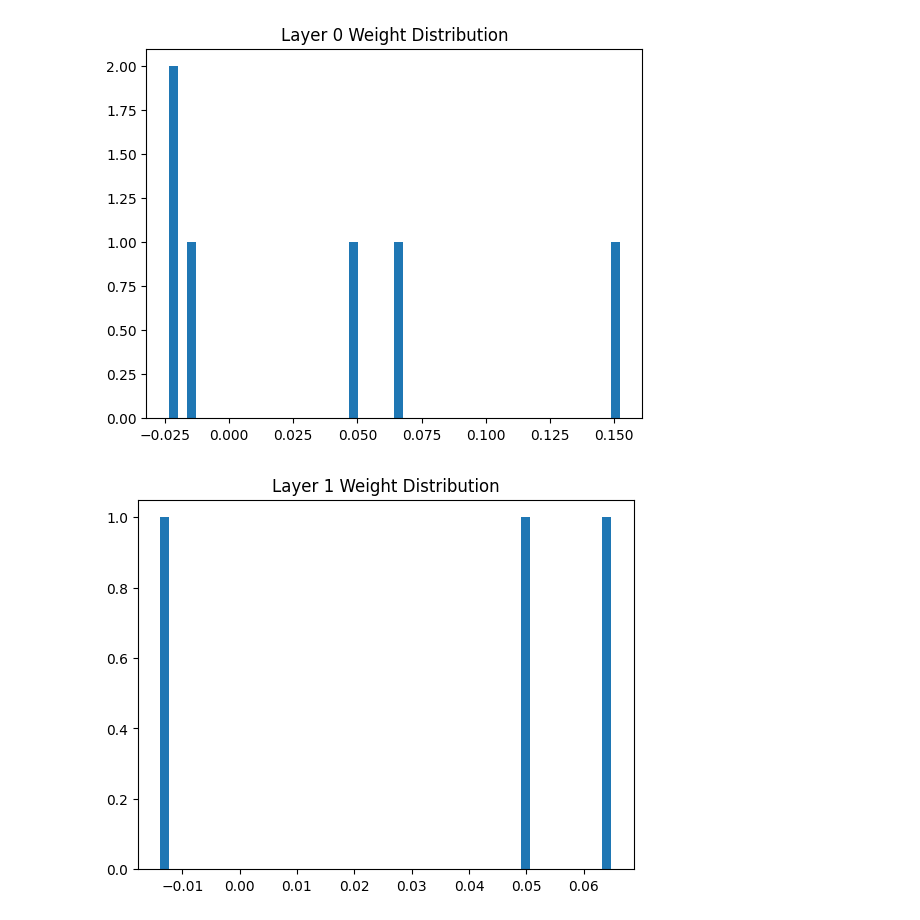
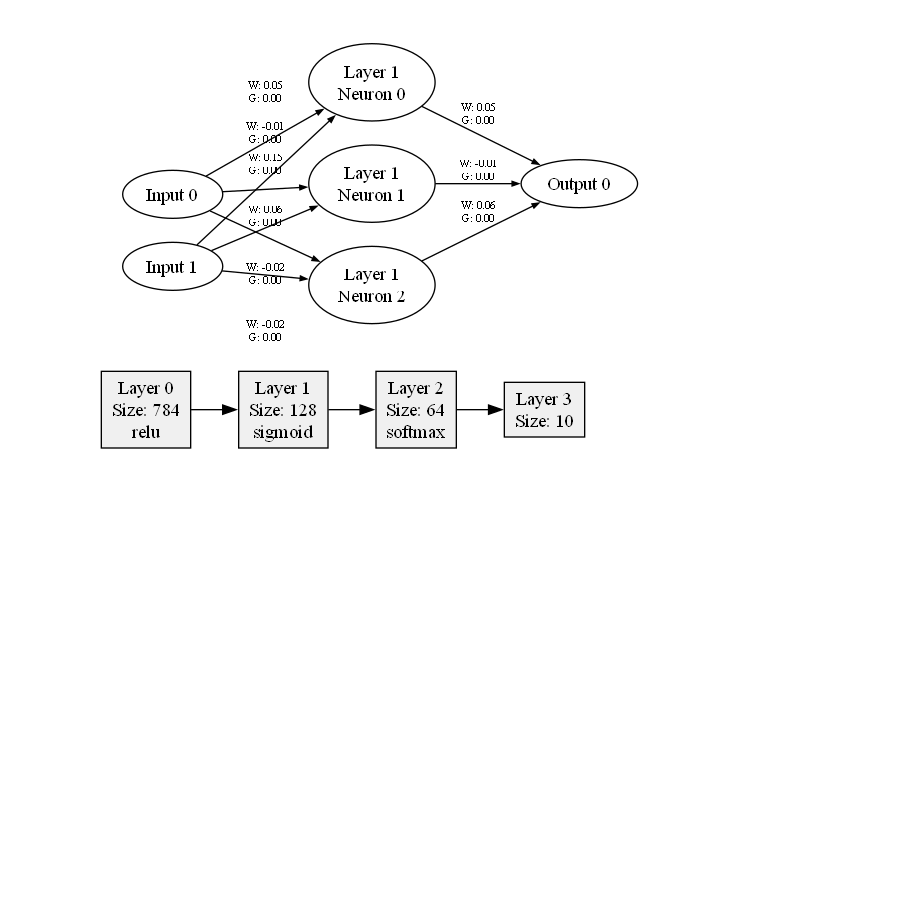
Before and after one commit to jimlynurarif/whitebox, a Jupyter notebook: src/graph.ipynb, the cells around one changed output. Drawn from its saved outputs; the diff is of its cells as text; code cells hidden in the pictures; blank space fills up the shorter version.

Commit message:
chore: clean graph.py

```diff
--- a/src/graph.ipynb
+++ b/src/graph.ipynb
@@ -1,20 +1,31 @@
 # %%
 from FFNN import FFNN
 weight_inits = [
     {'method': 'normal', 'mean': 0, 'variance': 0.01, 'seed': 42},
     {'method': 'normal', 'mean': 0, 'variance': 0.01, 'seed': 42},
 ]
 # Initialize model
 model = FFNN([2, 3, 1], ['relu', 'sigmoid'], 'categorical_cross_entropy', weight_inits=weight_inits)
 
 # Visualize network structure
-model.plot_as_graph()
+model.plot_as_graph(verbose=True)
 
-# Plot weight distributions for connection layers 0 and 1
-model.plot_weight_distribution([0, 1])
+weight_inits = [
+    {'method': 'normal', 'mean': 0, 'variance': 0.01, 'seed': 42},
+    {'method': 'normal', 'mean': 0, 'variance': 0.01, 'seed': 42},
+    {'method': 'normal', 'mean': 0, 'variance': 0.01, 'seed': 42}
+]
+# Initialize model
+model = FFNN([784, 128, 64, 10], ['relu', 'sigmoid', 'softmax'], 'categorical_cross_entropy', weight_inits=weight_inits)
 
-# Plot gradient distributions for connection layer 1
-model.plot_gradient_distribution([1])
+# Visualize network structure
+model.plot_as_graph(verbose=False)
+
+# # Plot weight distributions for connection layers 0 and 1
+# model.plot_weight_distribution([0, 1])
+
+# # Plot gradient distributions for connection layer 1
+# model.plot_gradient_distribution([1])
 # %% [output]
-[figure, old version]
+[figure, new version]
-[figure, old version]
+[figure, new version]
```
Also changed, not shown: parts of 1 cell of this notebook, 3 other files.
